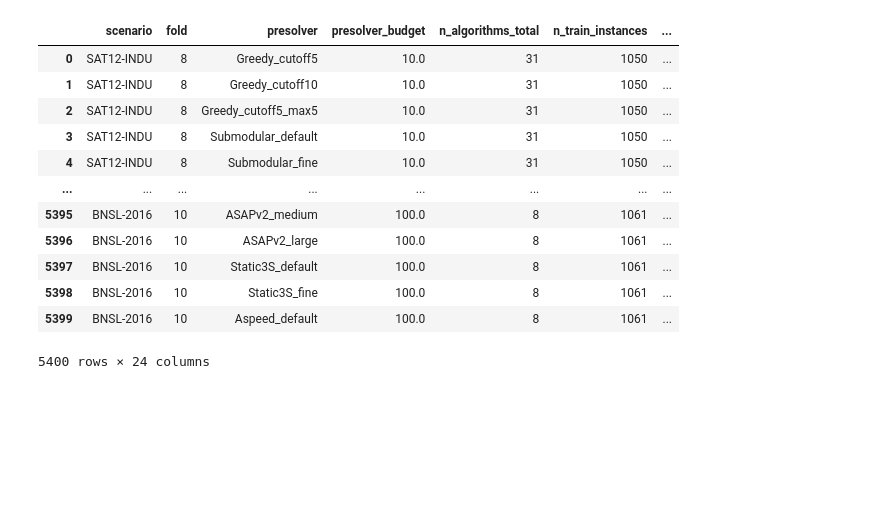
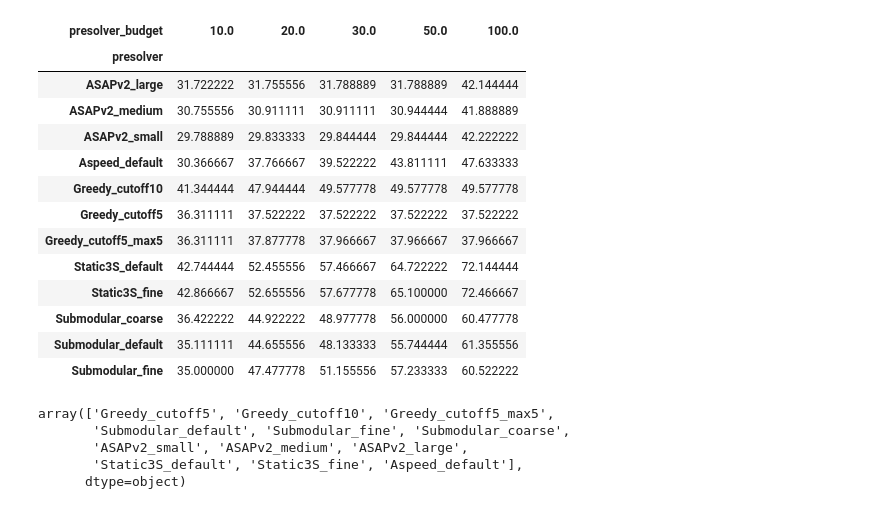
Before and after one commit to hadarshavit/asf, a Jupyter notebook: paper/analysis/analysis_pre_solver.ipynb, the cells around one changed output. Cells and saved outputs as stored; diff of their text form; code cells hidden in the pictures; blank space fills up the shorter version.

```diff
--- a/paper/analysis/analysis_pre_solver.ipynb
+++ b/paper/analysis/analysis_pre_solver.ipynb
@@ -5,16 +22,24 @@ df = pd.read_csv("/home/shavit/asf/bench/results/presolver_benchmark.csv")
 # %%
-df.groupby(["presolver", "scenario"]).mean()
 # %% [output]
-|  | scenario | fold | presolver | presolver_budget | n_algorithms_total | n_train_instances | ... |
-| 0 | SAT12-INDU | 8 | Greedy_cutoff5 | 10.0 | 31 | 1050 | ... |
-| 1 | SAT12-INDU | 8 | Greedy_cutoff10 | 10.0 | 31 | 1050 | ... |
-| 2 | SAT12-INDU | 8 | Greedy_cutoff5_max5 | 10.0 | 31 | 1050 | ... |
-| 3 | SAT12-INDU | 8 | Submodular_default | 10.0 | 31 | 1050 | ... |
-| 4 | SAT12-INDU | 8 | Submodular_fine | 10.0 | 31 | 1050 | ... |
-| ... | ... | ... | ... | ... | ... | ... | ... |
-| 5395 | BNSL-2016 | 10 | ASAPv2_medium | 100.0 | 8 | 1061 | ... |
-| 5396 | BNSL-2016 | 10 | ASAPv2_large | 100.0 | 8 | 1061 | ... |
-| 5397 | BNSL-2016 | 10 | Static3S_default | 100.0 | 8 | 1061 | ... |
-| 5398 | BNSL-2016 | 10 | Static3S_fine | 100.0 | 8 | 1061 | ... |
-| 5399 | BNSL-2016 | 10 | Aspeed_default | 100.0 | 8 | 1061 | ... |
+| presolver_budget | 10.0 | 20.0 | 30.0 | 50.0 | 100.0 |
+| presolver |  |  |  |  |  |
+| ASAPv2_large | 31.722222 | 31.755556 | 31.788889 | 31.788889 | 42.144444 |
+| ASAPv2_medium | 30.755556 | 30.911111 | 30.911111 | 30.944444 | 41.888889 |
+| ASAPv2_small | 29.788889 | 29.833333 | 29.844444 | 29.844444 | 42.222222 |
+| Aspeed_default | 30.366667 | 37.766667 | 39.522222 | 43.811111 | 47.633333 |
+| Greedy_cutoff10 | 41.344444 | 47.944444 | 49.577778 | 49.577778 | 49.577778 |
+| Greedy_cutoff5 | 36.311111 | 37.522222 | 37.522222 | 37.522222 | 37.522222 |
+| Greedy_cutoff5_max5 | 36.311111 | 37.877778 | 37.966667 | 37.966667 | 37.966667 |
+| Static3S_default | 42.744444 | 52.455556 | 57.466667 | 64.722222 | 72.144444 |
+| Static3S_fine | 42.866667 | 52.655556 | 57.677778 | 65.100000 | 72.466667 |
+| Submodular_coarse | 36.422222 | 44.922222 | 48.977778 | 56.000000 | 60.477778 |
+| Submodular_default | 35.111111 | 44.655556 | 48.133333 | 55.744444 | 61.355556 |
+| Submodular_fine | 35.000000 | 47.477778 | 51.155556 | 57.233333 | 60.522222 |
-5400 rows × 24 columns
+# %%
+df["presolver"].unique()
+# %% [output]
+array(['Greedy_cutoff5', 'Greedy_cutoff10', 'Greedy_cutoff5_max5',
+       'Submodular_default', 'Submodular_fine', 'Submodular_coarse',
+       'ASAPv2_small', 'ASAPv2_medium', 'ASAPv2_large',
+       'Static3S_default', 'Static3S_fine', 'Aspeed_default'],
+      dtype=object)
```
Also changed, not shown: parts of 4 cells of this notebook, 8 other files.
